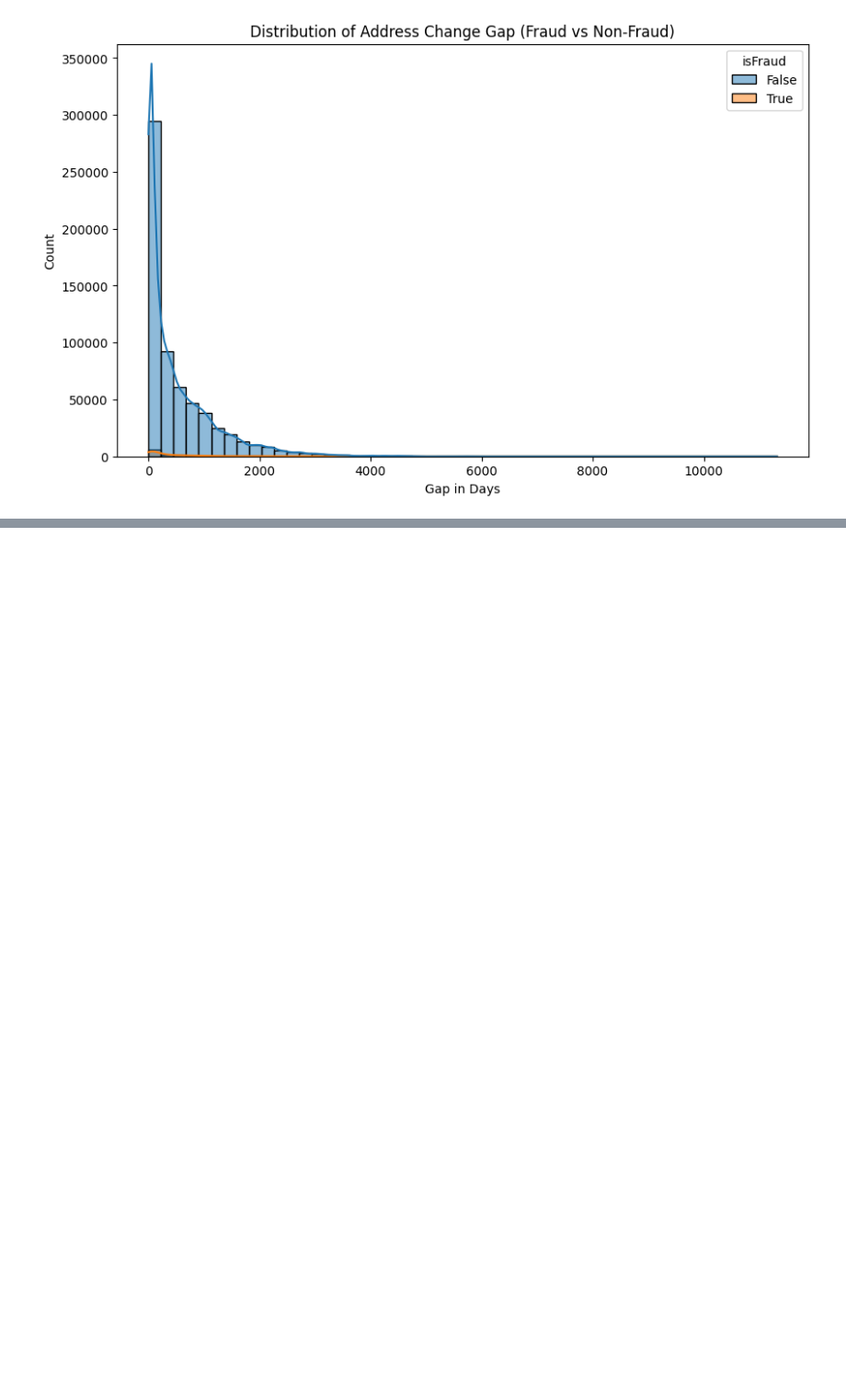
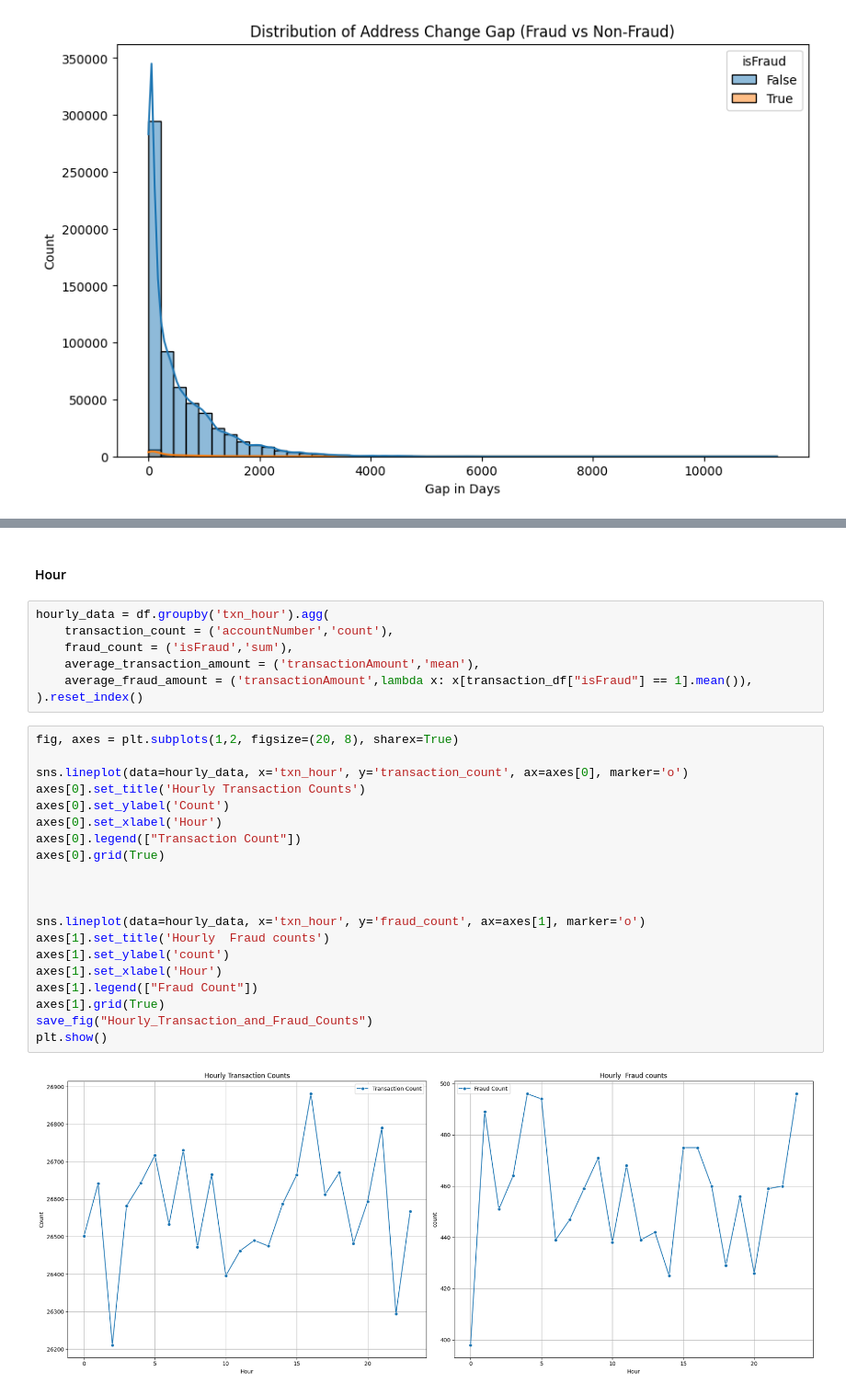
Before and after one commit to 20hnu/EDA_Transaction_dataset, a Jupyter notebook: notebooks/EDA_QuestionsSolution.ipynb, the cells around one changed output, grey strips where cells are left out. Shown at 92% size. Drawn from its saved outputs; the diff is of its cells as text; blank space fills up the shorter version.

```diff
--- a/notebooks/EDA_QuestionsSolution.ipynb
+++ b/notebooks/EDA_QuestionsSolution.ipynb
@@ -1080,0 +1161,31 @@ plt.show()
+# %% [markdown]
+#### Hour
+# %%
+hourly_data = df.groupby('txn_hour').agg(
+    transaction_count = ('accountNumber','count'),
+    fraud_count = ('isFraud','sum'),
+    average_transaction_amount = ('transactionAmount','mean'),
+    average_fraud_amount = ('transactionAmount',lambda x: x[transaction_df["isFraud"] == 1].mean()),
+).reset_index()
+# %%
+fig, axes = plt.subplots(1,2, figsize=(20, 8), sharex=True)
+
+sns.lineplot(data=hourly_data, x='txn_hour', y='transaction_count', ax=axes[0], marker='o')
+axes[0].set_title('Hourly Transaction Counts')
+axes[0].set_ylabel('Count')
+axes[0].set_xlabel('Hour')
+axes[0].legend(["Transaction Count"])
+axes[0].grid(True)
+
+
+
+sns.lineplot(data=hourly_data, x='txn_hour', y='fraud_count', ax=axes[1], marker='o')
+axes[1].set_title('Hourly  Fraud counts')
+axes[1].set_ylabel('count')
+axes[1].set_xlabel('Hour')
+axes[1].legend(["Fraud Count"])
+axes[1].grid(True)
+save_fig("Hourly_Transaction_and_Fraud_Counts")
+plt.show()
+# %% [output]
+[figure, added]
```
Also changed, not shown: parts of 72 cells of this notebook, 6 other files.
